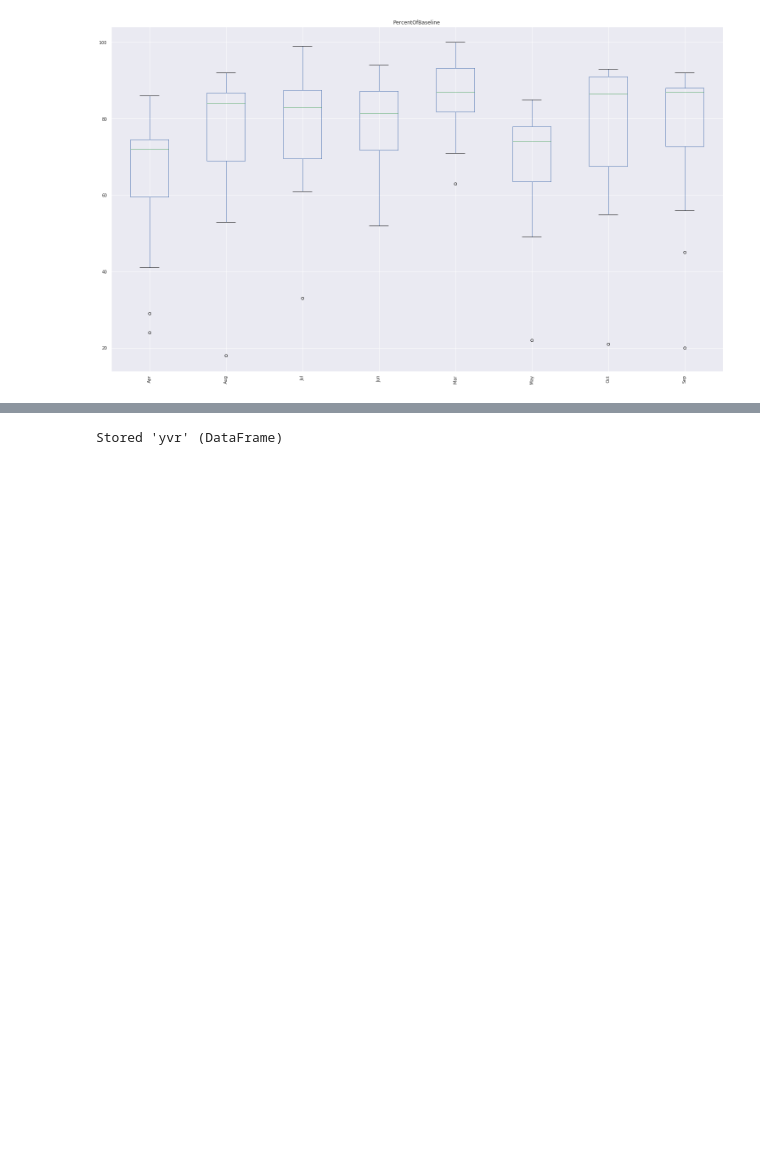
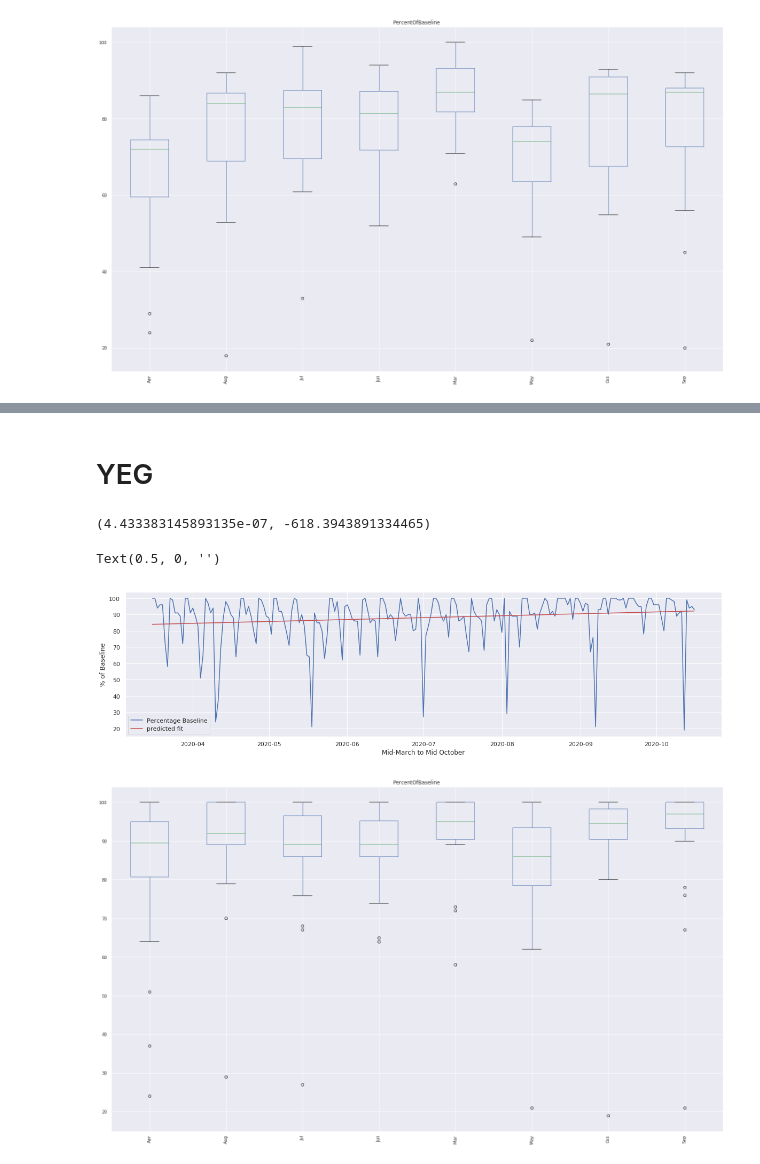
Before and after one commit to clement-ip/covid-airport-travel, a Jupyter notebook: analyze_airport_hubs.ipynb, the cells around one changed output, grey strips where cells are left out. Saved outputs shown, nothing was run; the diff lists cells and outputs as text; code cells hidden in the pictures; blank space fills up the shorter version.

Commit message:
updated analyze_both + dependencies

```diff
--- a/analyze_airport_hubs.ipynb
+++ b/analyze_airport_hubs.ipynb
@@ -21,7 +21,7 @@ seaCounties = pd.read_csv('Airport-Data/sea.csv')
 laxCounties = pd.read_csv('Airport-Data/lax.csv')
 
 # Load in original airport data
-airports = pd.read_csv('Archieved-Data/airport_traffic_NA.csv', parse_dates = [1], index_col=0)
+airports = pd.read_csv('Archieved-Data/airport_traffic_NA.csv', parse_dates = [1])
 # %% [output]
 |  | Date | AirportName | PercentOfBaseline | City | State | Country | lat | long |
 | 0 | 2020-05-06 | Los Angeles International | 66 | Los Angeles | California | United States of America (the) | 33.941369 | -118.404993 |
@@ -115,7 +115,33 @@ yvr[yvr["Month"] == "April"]
 | 44 | 2020-04-29 | Vancouver International | 70 | Richmond | British Columbia | Canada | 49.193579 | -123.177541 | 1.588118e+09 | ... |
 | 45 | 2020-04-30 | Vancouver International | 72 | Richmond | British Columbia | Canada | 49.193579 | -123.177541 | 1.588205e+09 | ... |
 # %%
-%store yvr
-yvr.to_csv('yvr4analyze_both.csv')
+ yvr.to_csv('yvr4analyze_both.csv', index = False)
-# %% [output]
-Stored 'yvr' (DataFrame)
+# %% [markdown]
+# YEG
+# %%
+yeg["timestamp"] = yeg["Date"].apply(makeTimestamp)
+fit = stats.linregress(yeg["timestamp"], yeg["PercentOfBaseline"])
+yeg["Prediction"] = yeg["timestamp"] * fit.slope + fit.intercept
+fit.slope, fit.intercept
+# %% [output]
+(4.433383145893135e-07, -618.3943891334465)
+# %%
+ # Interesting occurance of oscillations; noting the significant dips in each month
+# (except for March and June)
+# June was a relatively good month for Alberta; stage 2 of relaunch & only 7 cases
+plt.figure(figsize = (20,5))
+plt.plot(yeg["Date"], yeg['PercentOfBaseline'], 'b-', label = 'Percentage Baseline')
+plt.plot(yeg["Date"], yeg["Prediction"], 'r-', label = 'predicted fit')
+plt.xlabel("Mid-March to Mid October")
+plt.ylabel("% of Baseline")
+plt.legend()
+
+# The mean for each month seem pretty high; not much fluctuation
+yeg["Date"] = pd.to_datetime(yeg["Date"])
+yeg.boxplot(column = ['PercentOfBaseline'], by = yeg['Date'].dt.strftime('%b'), rot = 90, fontsize = 10, figsize = (25,15))
+plt.suptitle("")
+plt.xlabel("")
+# %% [output]
+Text(0.5, 0, '')
+[figure, added]
+[figure, added]
```
Also changed, not shown: parts of 1 cell of this notebook, 4 other files.
